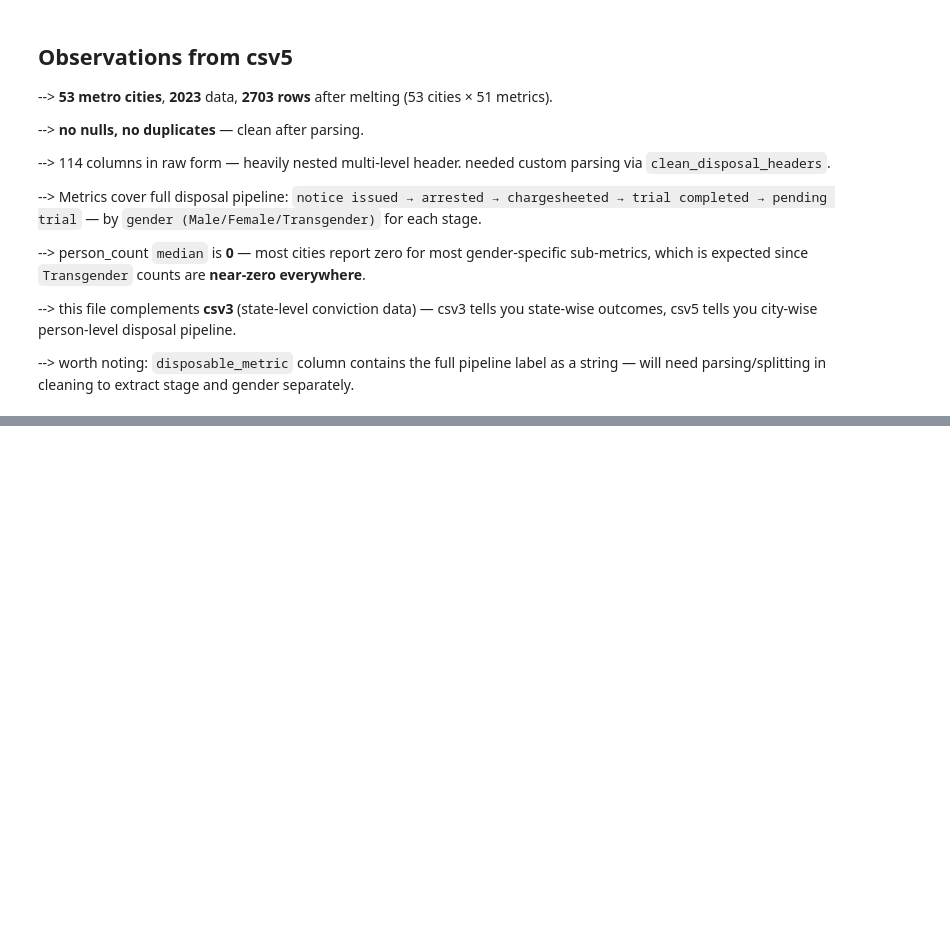
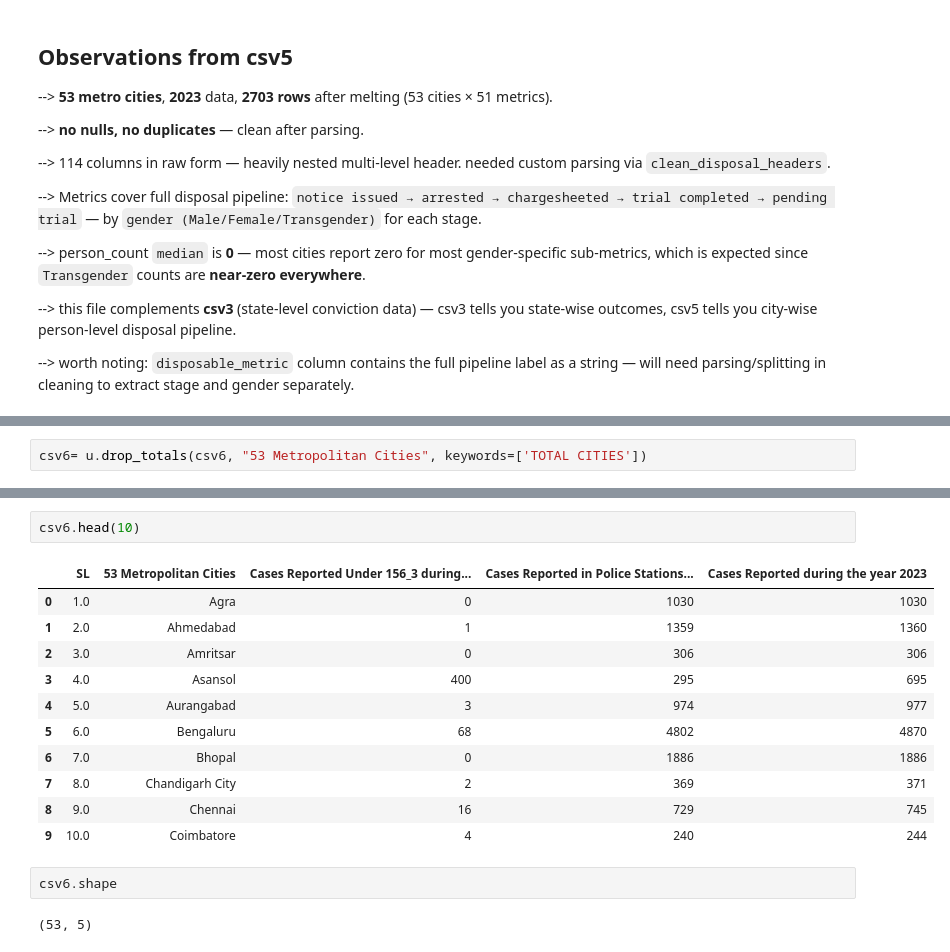
Before and after one commit to bhavya25-ds/The-Committee-Will-Look-Into-It, a Jupyter notebook: 02_Gender_Injustice/01_EDA.ipynb, the cells around one changed output, grey strips where cells are left out. Drawn from its saved outputs; the diff is of its cells as text; blank space fills up the shorter version.

```diff
--- a/02_Gender_Injustice/01_EDA.ipynb
+++ b/02_Gender_Injustice/01_EDA.ipynb
@@ -553,0 +585,2 @@ Saved | shape- (2703, 4)
+# %%
+csv6= u.drop_totals(csv6, "53 Metropolitan Cities", keywords=['TOTAL CITIES'])
@@ -553,0 +603,18 @@ Saved | shape- (2703, 4)
+# %%
+csv6.head(10)
+# %% [output]
+|  | SL | 53 Metropolitan Cities | Cases Reported Under 156_3 during... | Cases Reported in Police Stations... | Cases Reported during the year 2023 |
+| 0 | 1.0 | Agra | 0 | 1030 | 1030 |
+| 1 | 2.0 | Ahmedabad | 1 | 1359 | 1360 |
+| 2 | 3.0 | Amritsar | 0 | 306 | 306 |
+| 3 | 4.0 | Asansol | 400 | 295 | 695 |
+| 4 | 5.0 | Aurangabad | 3 | 974 | 977 |
+| 5 | 6.0 | Bengaluru | 68 | 4802 | 4870 |
+| 6 | 7.0 | Bhopal | 0 | 1886 | 1886 |
+| 7 | 8.0 | Chandigarh City | 2 | 369 | 371 |
+| 8 | 9.0 | Chennai | 16 | 729 | 745 |
+| 9 | 10.0 | Coimbatore | 4 | 240 | 244 |
+# %%
+csv6.shape
+# %% [output]
+(53, 5)
```
Also changed, not shown: parts of 7 cells of this notebook, 2 other files.
